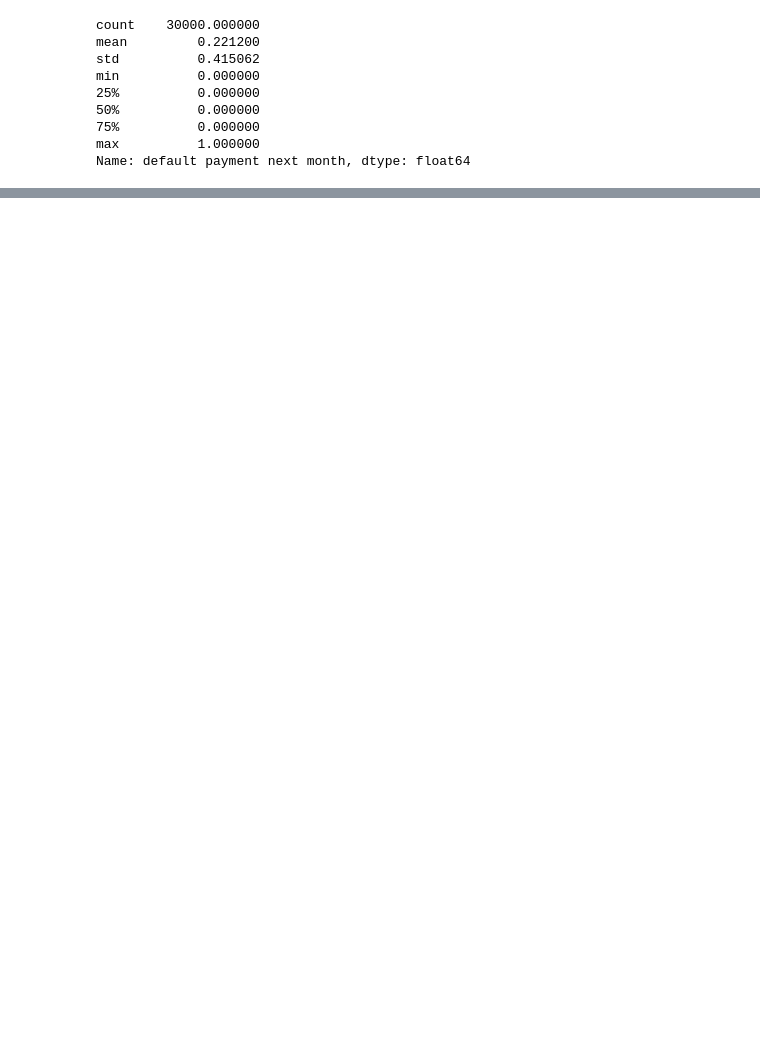
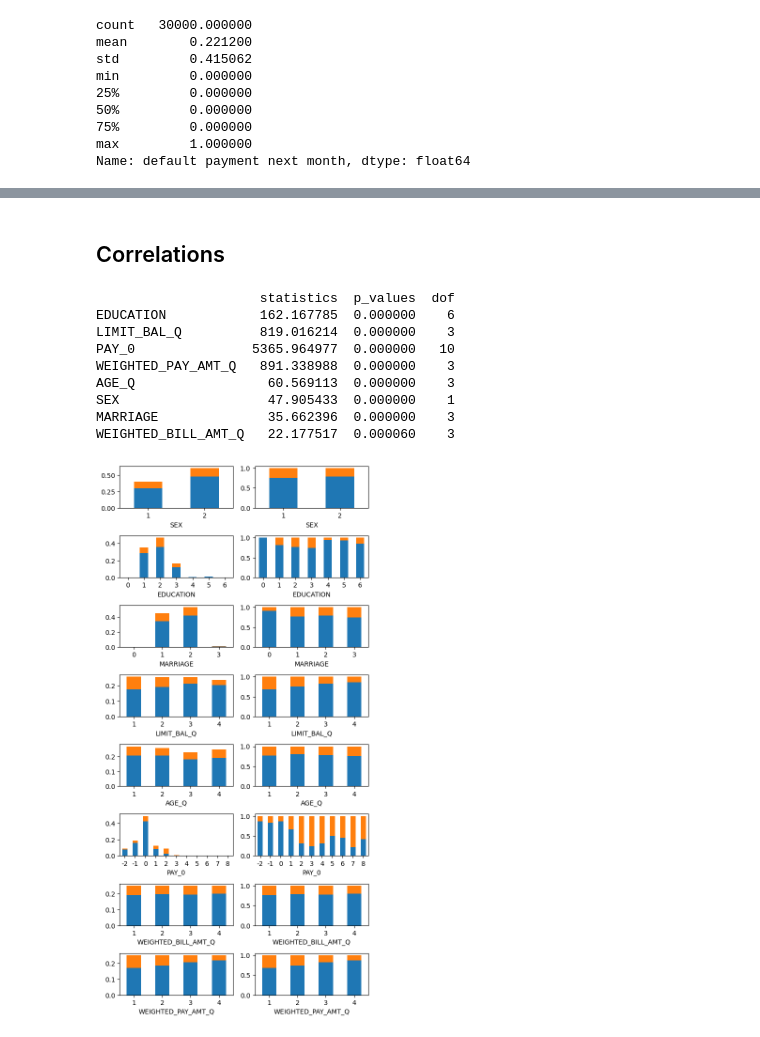
Before and after one commit to MaximeBoulat/AAI500-TeamProject, a Jupyter notebook: MaxNotebook.ipynb, the cells around one changed output, grey strips where cells are left out. Drawn from its saved outputs; the diff is of its cells as text; code cells hidden in the pictures; blank space fills up the shorter version.

```diff
--- a/MaxNotebook.ipynb
+++ b/MaxNotebook.ipynb
@@ -1396,0 +300,70 @@ Focusing on financial variables improves performance over demographic variables!
+# %% [markdown]
+## Correlations
+# %%
+from matplotlib import gridspec
+
+def drawBarCharts(df, keys):
+
+    gs = gridspec.GridSpec(len(keys), 2)
+    fig = plt.figure(figsize=(6,12))
+
+    statistics = []
+    p_values = []
+    dof = []
+
+    for i, key in enumerate(keys):
+
+        ax = fig.add_subplot(gs[i, 0])
+
+        normalized_table = pd.crosstab(df[key], df['default payment next month'], margins = False, normalize=True)
+        normalized_table.plot(kind='bar', stacked=True, ax=ax,
+                    xlabel=key,
+                    legend=False)
+        ax.tick_params(axis='x', labelrotation=0)
+
+        ax = fig.add_subplot(gs[i, 1])
+
+        raw_table = pd.crosstab(df[key], df['default payment next month'], margins = False)
+        contingency_pct = raw_table.div(raw_table.sum(axis=1), axis=0)
+        contingency_pct.plot(kind='bar', stacked=True, ax=ax,
+                    xlabel=key,
+                    legend=False)
+        ax.tick_params(axis='x', labelrotation=0)
+
+        sm_table = sm.stats.Table(raw_table)  # ← FIX: Use raw_table, not normalized
+        X2 = sm_table.test_nominal_association()
+
+        # print("X2: ", X2)
+
+        statistics.append(X2.statistic)
+        p_values.append(X2.pvalue)
+        dof.append(X2.df)
+
+
+    fig.tight_layout()
+
+
+    dataframe = pd.DataFrame({'statistics': statistics, 'p_values': p_values, 'dof': dof}, index=keys)
+
+    # sort ascending by p_values
+    dataframe = dataframe.sort_values(by='p_values', ascending=True)
+
+    return dataframe
+
+keys = ['SEX', 'EDUCATION', 'MARRIAGE', 'LIMIT_BAL_Q', 'AGE_Q', 'PAY_0', 'WEIGHTED_BILL_AMT_Q', 'WEIGHTED_PAY_AMT_Q']
+dataframe = drawBarCharts(df, keys)
+
+print(dataframe)
+
+plt.show()
+# %% [output]
+                     statistics  p_values  dof
+EDUCATION            162.167785  0.000000    6
+LIMIT_BAL_Q          819.016214  0.000000    3
+PAY_0               5365.964977  0.000000   10
+WEIGHTED_PAY_AMT_Q   891.338988  0.000000    3
+AGE_Q                 60.569113  0.000000    3
+SEX                   47.905433  0.000000    1
+MARRIAGE              35.662396  0.000000    3
+WEIGHTED_BILL_AMT_Q   22.177517  0.000060    3
+[figure, added]
```
Also changed, not shown: parts of 87 cells of this notebook.
